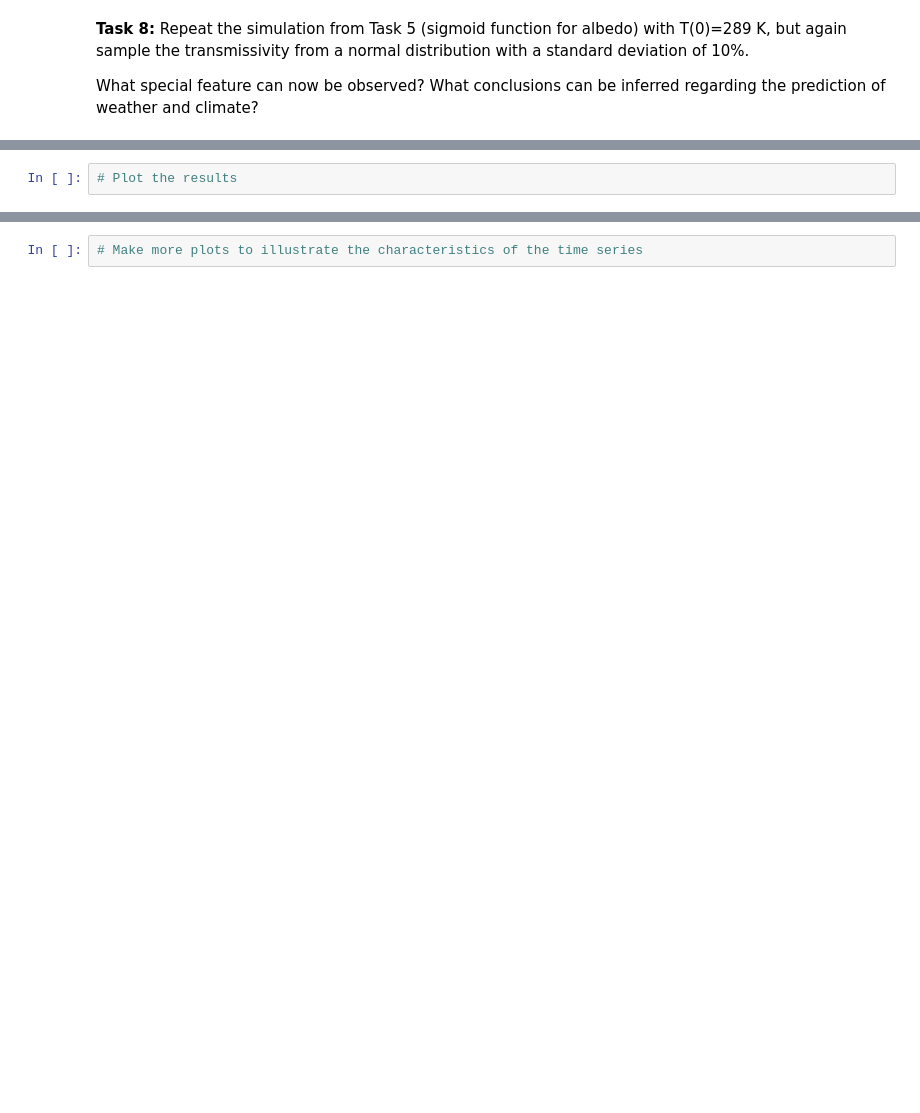
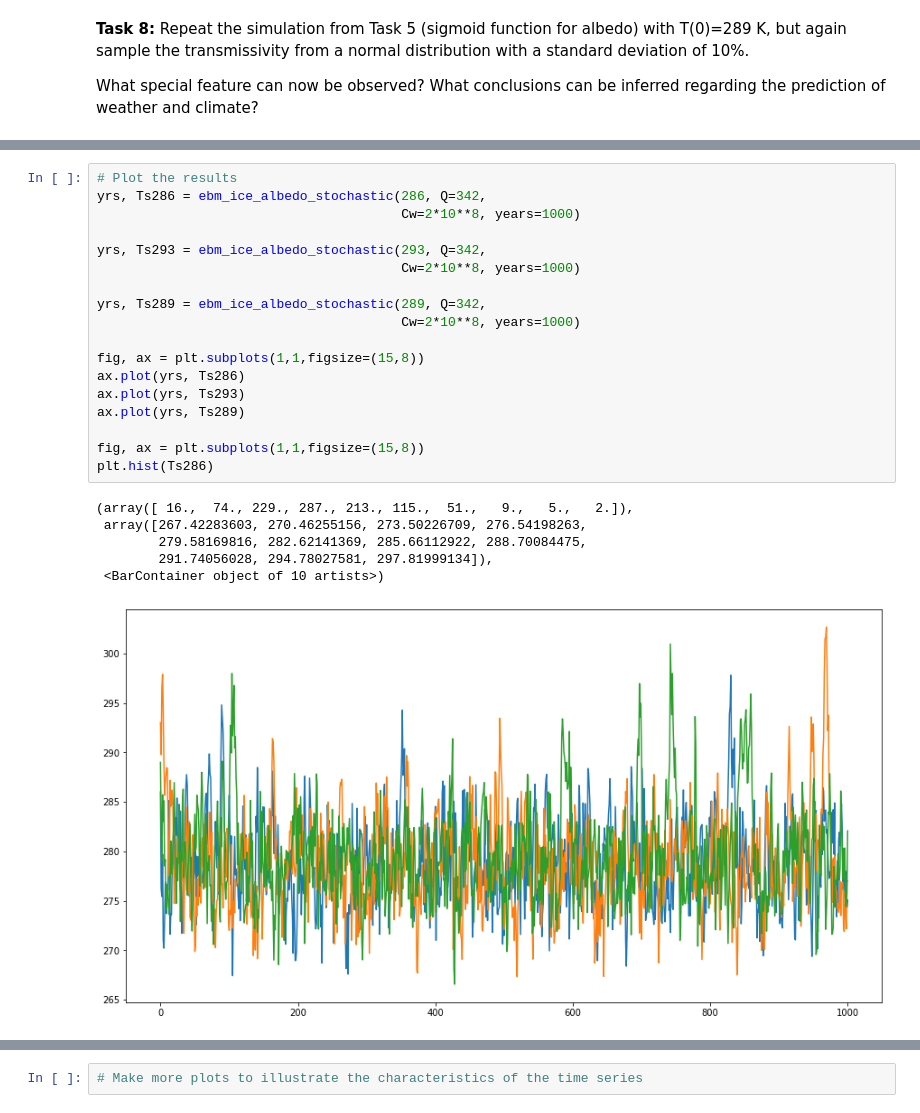
Before and after one commit to sauterto/climate_modelling, a Jupyter notebook: _sources/docs/nb_nonlinearity.ipynb, the cells around one changed output, grey strips where cells are left out. Drawn from its saved outputs; the diff is of its cells as text; blank space fills up the shorter version.

```diff
--- a/_sources/docs/nb_nonlinearity.ipynb
+++ b/_sources/docs/nb_nonlinearity.ipynb
@@ -163,2 +252,25 @@ def ebm_ice_albedo_stochastic(T0, Q=341.3, Cw=10e8, alpha=0.3, tau=0.64, years=1
 # %%
 # Plot the results
+yrs, Ts286 = ebm_ice_albedo_stochastic(286, Q=342,
+                                       Cw=2*10**8, years=1000)
+
+yrs, Ts293 = ebm_ice_albedo_stochastic(293, Q=342,
+                                       Cw=2*10**8, years=1000)
+
+yrs, Ts289 = ebm_ice_albedo_stochastic(289, Q=342,
+                                       Cw=2*10**8, years=1000)
+
+fig, ax = plt.subplots(1,1,figsize=(15,8))
+ax.plot(yrs, Ts286)
+ax.plot(yrs, Ts293)
+ax.plot(yrs, Ts289)
+
+fig, ax = plt.subplots(1,1,figsize=(15,8))
+plt.hist(Ts286)
+# %% [output]
+(array([ 16.,  74., 229., 287., 213., 115.,  51.,   9.,   5.,   2.]),
+ array([267.42283603, 270.46255156, 273.50226709, 276.54198263,
+        279.58169816, 282.62141369, 285.66112922, 288.70084475,
+        291.74056028, 294.78027581, 297.81999134]),
+ <BarContainer object of 10 artists>)
+[figure, added]
```
Also changed, not shown: parts of 5 cells of this notebook, 54 other files.
